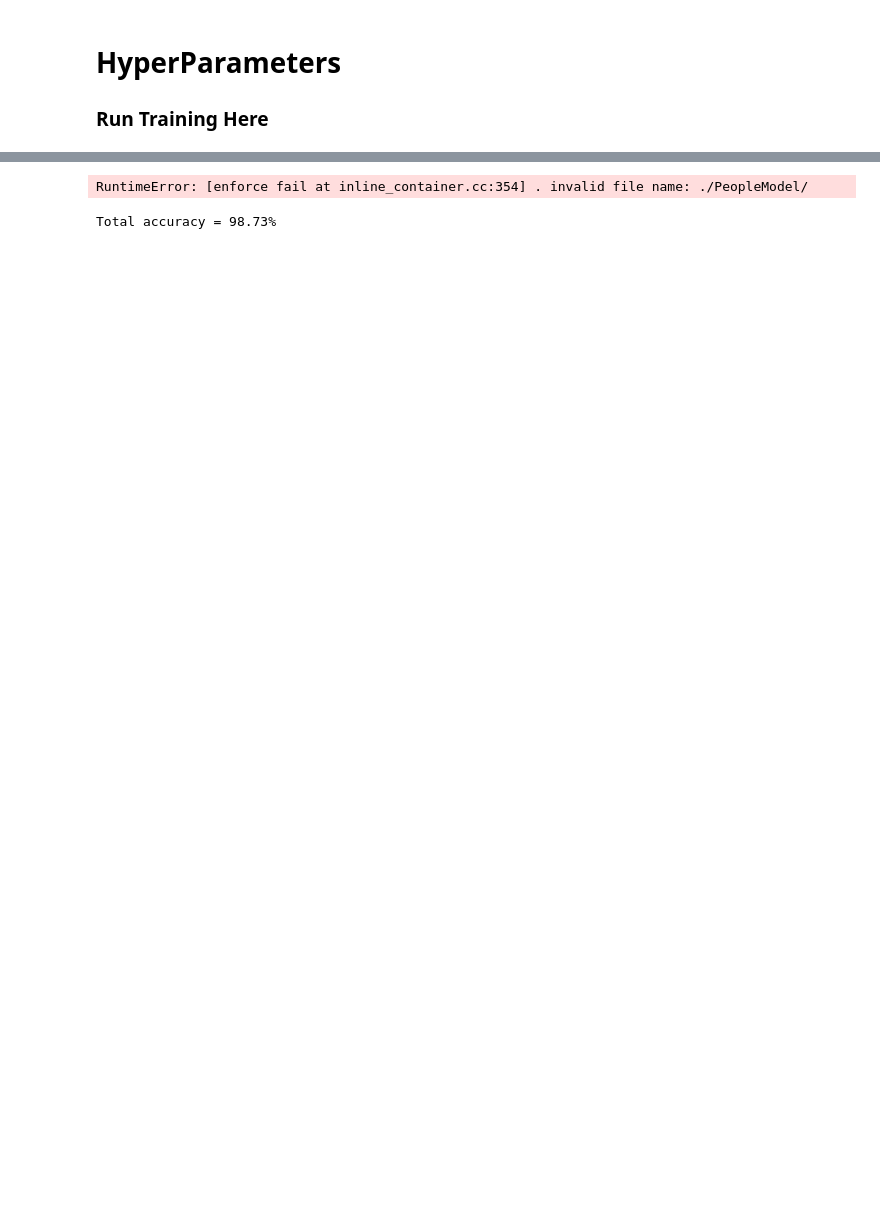
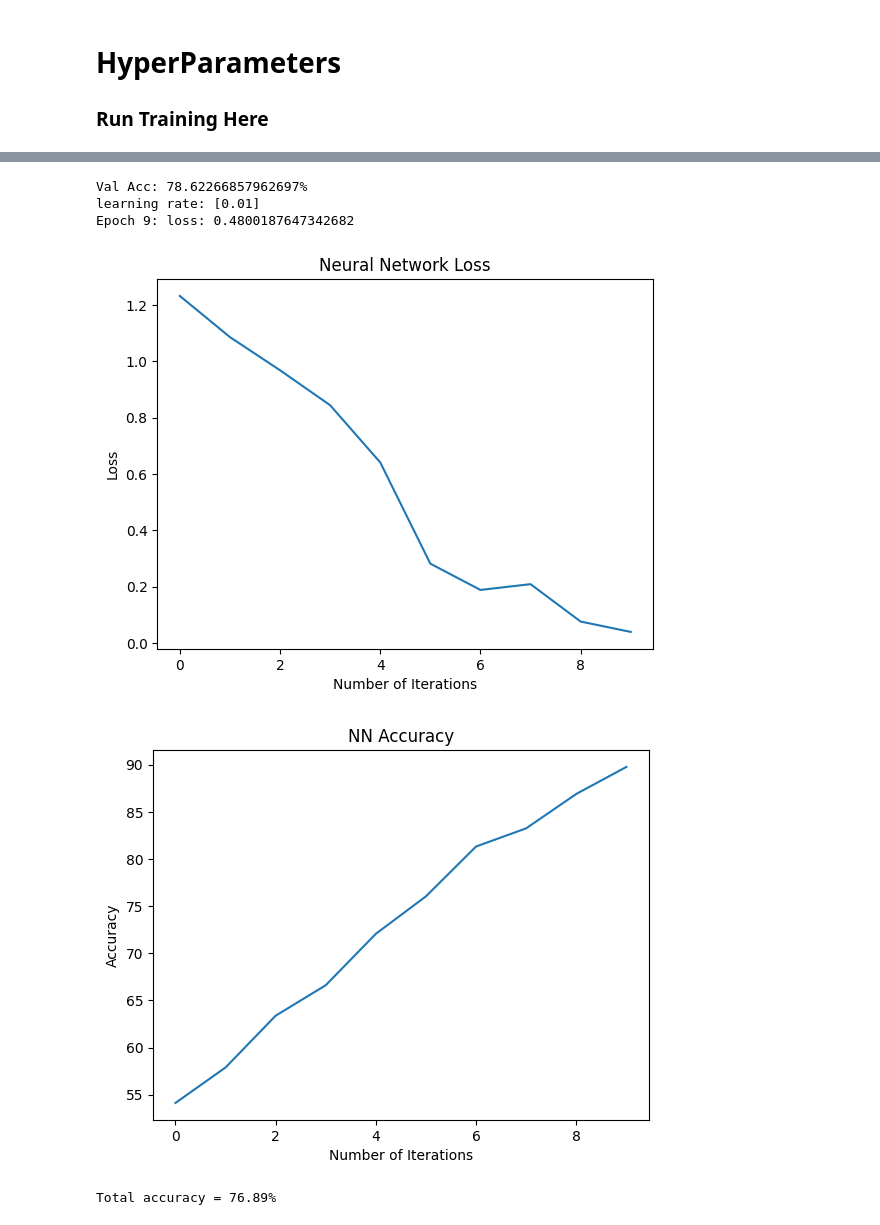
Before and after one commit to jakefollett/Traffic-Object-Detector, a Jupyter notebook: Training_Vehicles.ipynb, the cells around one changed output, grey strips where cells are left out. Cells and saved outputs as stored; diff of their text form; code cells hidden in the pictures; blank space fills up the shorter version.

```diff
--- a/Training_Vehicles.ipynb
+++ b/Training_Vehicles.ipynb
@@ -251,31 +331,34 @@ def train_model(optimizer,model,device,nepochs,LossFunction,batch_size,scheduler
 # %%
-def set_hyper_and_run(nepochs,LossFunction,batch_size,model,learning_rate,device,SGD=True):
+def set_hyper_and_run(nepochs,LossFunction,batch_size,model,learning_rate,device, SGD=True):
+    loss_history=[]
     if SGD:
         optimizer = optim.SGD(model.parameters(), lr=learning_rate)
     else:
         # need to change learning rate to get Adam to converge
         optimizer = optim.Adam(model.parameters(), lr=learning_rate,weight_decay=.2)
-    # scheduler = optim.lr_scheduler.MultiStepLR(optimizer,milestones=[2,4],gamma=0.4)
+    scheduler = optim.lr_scheduler.MultiStepLR(optimizer,milestones=[2,4],gamma=0.4)
     print(model)
-    train_model(optimizer=optimizer,model=model,device=device,nepochs=nepochs,LossFunction=LossFunction,batch_size=batch_size)
+    train_model(optimizer,model,device,scheduler,nepochs,LossFunction,loss_history,batch_size)
 # %% [markdown]
 # HyperParameters
 ### Run Training Here
 # %%
 if torch.cuda.is_available():
-    device = torch.device("cuda")
+    device = torch.device("cpu")
     print("Using GPU:", torch.cuda.get_device_name(0))
 else:
     device = torch.device("cpu")
     print("Using CPU")
 
 nepochs = 10
-lf = nn.CrossEntropyLoss()
+LossFunction = nn.CrossEntropyLoss()
 batch_size = 32
 model = Convolutional().to(device)
-lr = .1
+lr = .01
+optimizer = optim.SGD(model.parameters(), lr=lr)
 
-set_hyper_and_run(nepochs, lf, batch_size, model, lr, device)
+
+set_hyper_and_run(nepochs, LossFunction, batch_size, model, lr, device)
 # %% [output]
 Using GPU: NVIDIA GeForce RTX 2070 SUPER
 Convolutional(
@@ -307,18 +417,26 @@ Epoch 9: loss: 0.34552064538002014, accuracy: 98.26797485351562
-RuntimeError: [enforce fail at inline_container.cc:354] . invalid file name: ./PeopleModel/
+Val Acc: 78.62266857962697%
+learning rate: [0.01]
+Epoch 9: loss: 0.4800187647342682
+[figure, added]
+[figure, added]
 # %%
 model.eval()
 accuracy = 0
 total = 0
 total2 = 0
-for (data, label) in train:
+
+val_dataloader = DataLoader(val_data, batch_size=32, shuffle=True)
+test = DataLoader(other, batch_size=32, shuffle=True)
+
+for (data, label) in test:
     data = data.to(device)
     label = label.to(device)
     out = model(data)
     answers = out.max(dim=1)[1]
     accuracy += (answers == label).sum(0)
 
-print(f"Total accuracy = {accuracy / len(people_data)*100:.2f}%")
+print(f"Total accuracy = {accuracy / len(other)*100:.2f}%")
 
 torch.save(model.state_dict(), "model_epoch_{}.pt".format(1))
 # %% [output]
-Total accuracy = 98.73%
+Total accuracy = 76.89%
```
Also changed, not shown: parts of 9 cells of this notebook.
